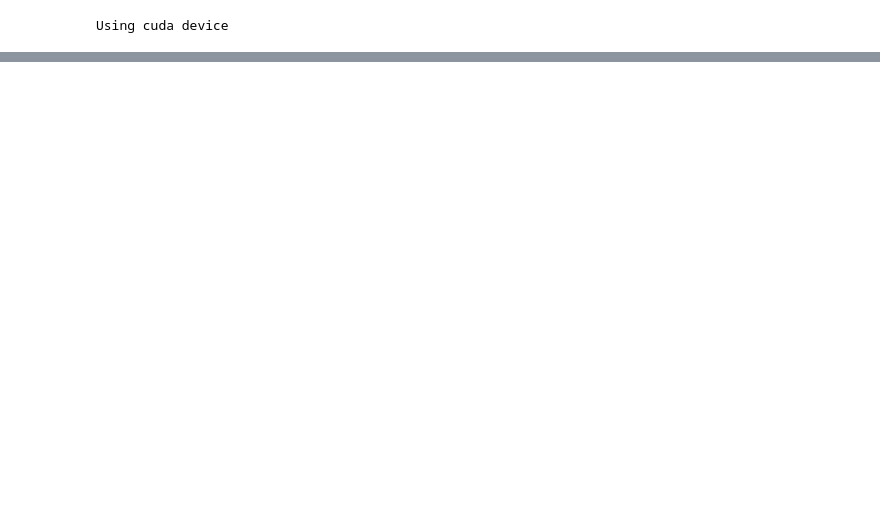
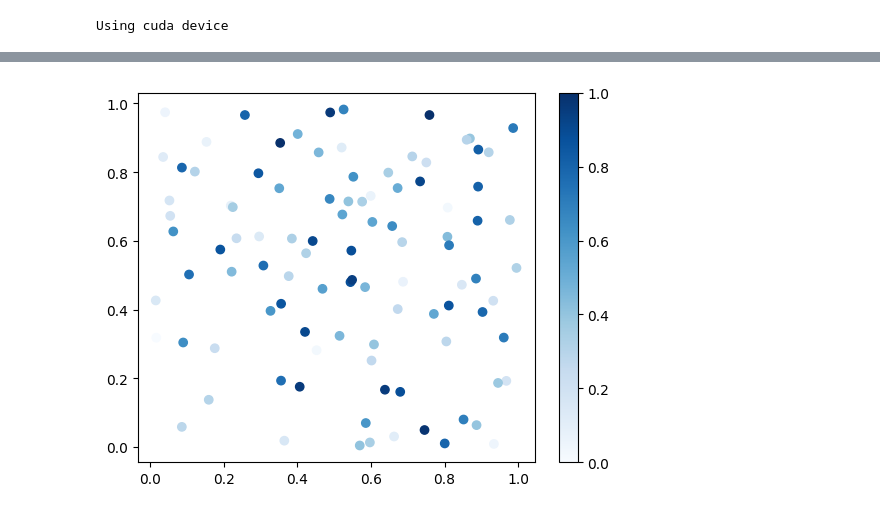
Before and after one commit to chinsengi/score_RNN, a Jupyter notebook: invm.ipynb, the cells around one changed output, grey strips where cells are left out. Cells and saved outputs as stored; diff of their text form; code cells hidden in the pictures; blank space fills up the shorter version.

```diff
--- a/invm.ipynb
+++ b/invm.ipynb
@@ -53,0 +54,26 @@ plt.show()
+# %%
+import matplotlib.pyplot as plt
+import numpy as np
+from matplotlib.cm import ScalarMappable
+
+# Create some data
+x = np.random.random(100)
+y = np.random.random(100)
+c = np.random.random(100)  # This will be mapped to colors.
+
+# Get the 'viridis' colormap
+viridis = plt.get_cmap('Blues')
+
+# Create a scatter plot with colors determined by c
+plt.scatter(x, y, c=c, cmap=viridis)
+
+# Create a mappable object
+sm = ScalarMappable(cmap=viridis)
+sm.set_array([])  # You have to set_array with empty list for the ScalarMappable.
+
+# Add a colorbar
+plt.colorbar(sm)
+
+plt.show()
+# %% [output]
+[figure, added]
```
Also changed, not shown: parts of 2 cells of this notebook, 2 other files.
